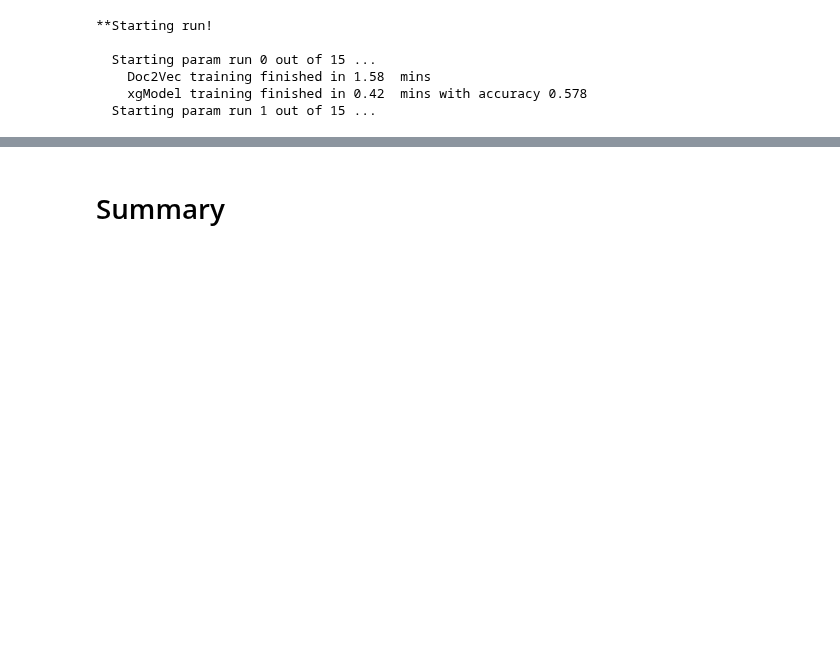
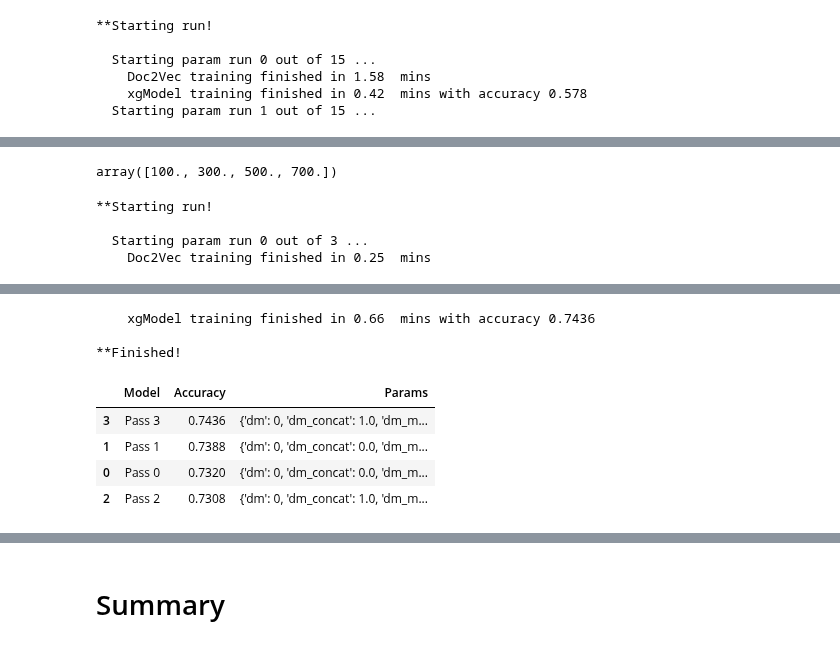
Before and after one commit to nrasch/Portfolio, a Jupyter notebook: Machine-Learning/Python/04-Classic-Datasets/Model-XGB-1.1.ipynb, the cells around one changed output, grey strips where cells are left out. Saved outputs shown, nothing was run; the diff lists cells and outputs as text; code cells hidden in the pictures; blank space fills up the shorter version.

```diff
--- a/Machine-Learning/Python/04-Classic-Datasets/Model-XGB-1.1.ipynb
+++ b/Machine-Learning/Python/04-Classic-Datasets/Model-XGB-1.1.ipynb
@@ -772,0 +820,4 @@ _df.sort_values(by = ['Accuracy'], ascending = [False])
+# %%
+np.linspace(100, 700, 4)
+# %% [output]
+array([100., 300., 500., 700.])
@@ -772,0 +884,11 @@ _df.sort_values(by = ['Accuracy'], ascending = [False])
+# %%
+_df = searchParams2(False)
+
+# Print results sorted by Accuracy desc
+pd.set_option('display.max_colwidth', -1)
+_df.sort_values(by = ['Accuracy'], ascending = [False])
+# %% [output]
+**Starting run!
+
+  Starting param run 0 out of 3 ...
+    Doc2Vec training finished in 0.25  mins
@@ -772,0 +904,8 @@ _df.sort_values(by = ['Accuracy'], ascending = [False])
+    xgModel training finished in 0.66  mins with accuracy 0.7436
+
+**Finished!
+|  | Model | Accuracy | Params |
+| 3 | Pass 3 | 0.7436 | {'dm': 0, 'dm_concat': 1.0, 'dm_m... |
+| 1 | Pass 1 | 0.7388 | {'dm': 0, 'dm_concat': 0.0, 'dm_m... |
+| 0 | Pass 0 | 0.7320 | {'dm': 0, 'dm_concat': 0.0, 'dm_m... |
+| 2 | Pass 2 | 0.7308 | {'dm': 0, 'dm_concat': 1.0, 'dm_m... |
```
Also changed, not shown: parts of 12 cells of this notebook.
